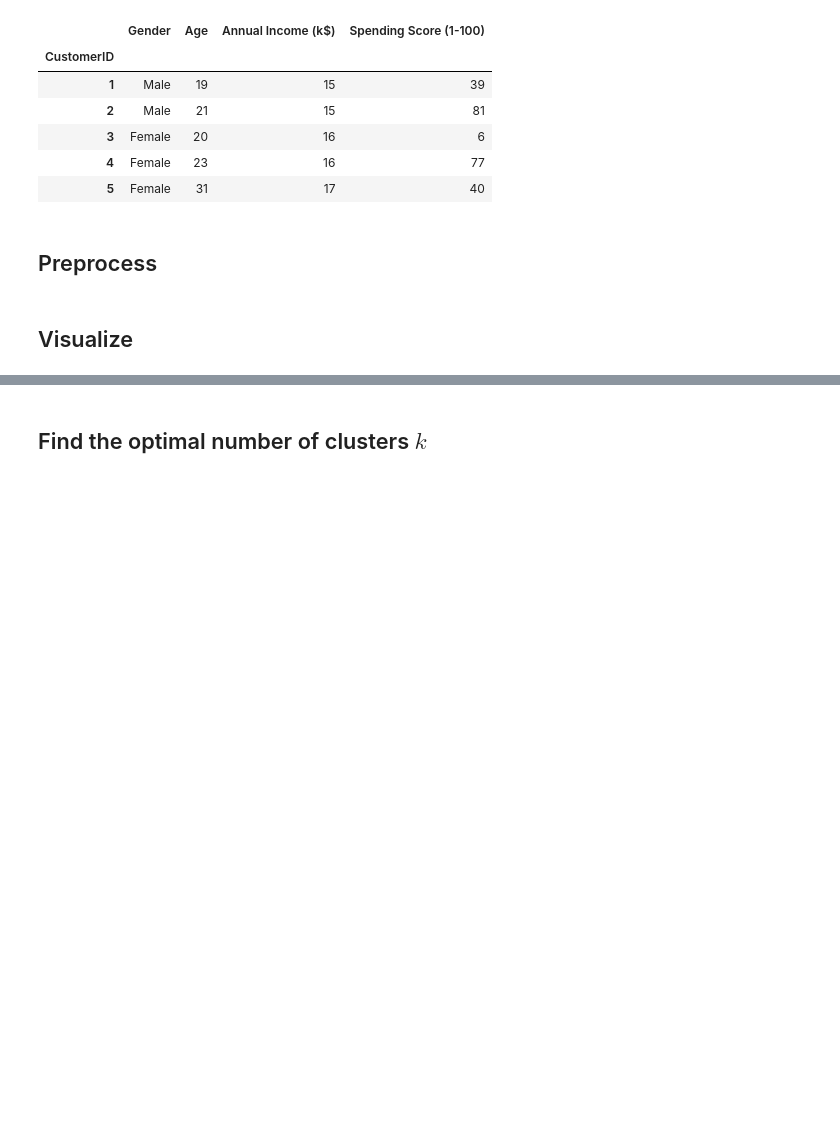
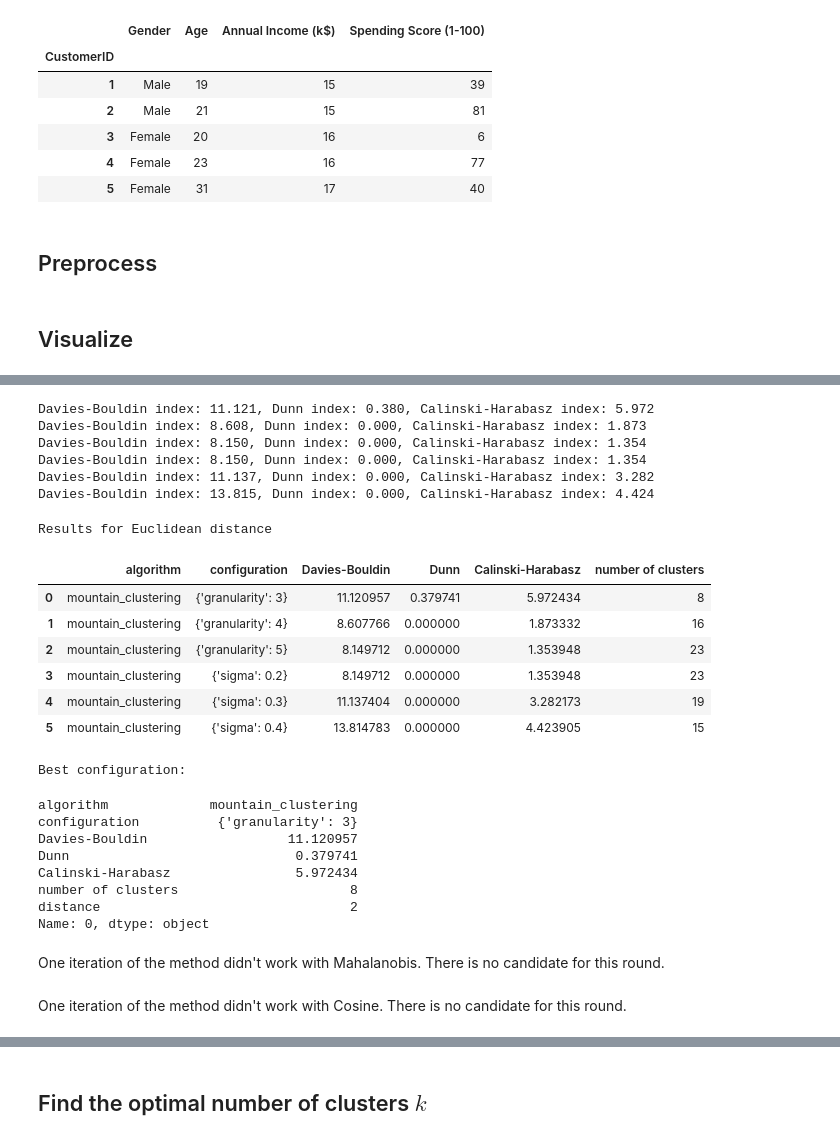
Before and after one commit to scardenol/ai_2023, a Jupyter notebook: 3. Unsupervised/entrega_Salo/src/density_and_distance_clustering.ipynb, the cells around one changed output, grey strips where cells are left out. Cells and saved outputs as stored; diff of their text form; code cells hidden in the pictures; blank space fills up the shorter version.

```diff
--- a/3. Unsupervised/entrega_Salo/src/density_and_distance_clustering.ipynb
+++ b/3. Unsupervised/entrega_Salo/src/density_and_distance_clustering.ipynb
@@ -1269,0 +1423,46 @@ plotly_scatter(data, names, plot_type="3D", title="Original data", opacity=0.7)
+# %%
+# Run for euclidean distance
+dist_type = 2
+
+# Define the parameter grids
+param_grids = [[{"granularity": 3}, {"granularity": 4}, {"granularity": 5}],
+               [{"sigma":0.2}, {"sigma":0.3}, {"sigma":0.4}]]
+# Define the parameters
+params = {"beta":None, "verbose":False, "dist_type": dist_type}
+# Run the algorithm
+results_m2, best_configuration_m2 = experiment(mountain_clustering, data.values, param_grids, params)
+# %% [output]
+Davies-Bouldin index: 11.121, Dunn index: 0.380, Calinski-Harabasz index: 5.972
+Davies-Bouldin index: 8.608, Dunn index: 0.000, Calinski-Harabasz index: 1.873
+Davies-Bouldin index: 8.150, Dunn index: 0.000, Calinski-Harabasz index: 1.354
+Davies-Bouldin index: 8.150, Dunn index: 0.000, Calinski-Harabasz index: 1.354
+Davies-Bouldin index: 11.137, Dunn index: 0.000, Calinski-Harabasz index: 3.282
+Davies-Bouldin index: 13.815, Dunn index: 0.000, Calinski-Harabasz index: 4.424
+# %%
+# Visualize results
+# Results data frame
+print("Results for Euclidean distance")
+display(results_m2)
+# Add the distance type to the best configuration
+best_configuration_m2.loc["distance"] = dist_type
+# Best configuration
+print("Best configuration:")
+best_configuration_m2
+# %% [output]
+Results for Euclidean distance
+|  | algorithm | configuration | Davies-Bouldin | Dunn | Calinski-Harabasz | number of clusters |
+| 0 | mountain_clustering | {'granularity': 3} | 11.120957 | 0.379741 | 5.972434 | 8 |
+| 1 | mountain_clustering | {'granularity': 4} | 8.607766 | 0.000000 | 1.873332 | 16 |
+| 2 | mountain_clustering | {'granularity': 5} | 8.149712 | 0.000000 | 1.353948 | 23 |
+| 3 | mountain_clustering | {'sigma': 0.2} | 8.149712 | 0.000000 | 1.353948 | 23 |
+| 4 | mountain_clustering | {'sigma': 0.3} | 11.137404 | 0.000000 | 3.282173 | 19 |
+| 5 | mountain_clustering | {'sigma': 0.4} | 13.814783 | 0.000000 | 4.423905 | 15 |
+Best configuration:
+algorithm             mountain_clustering
+configuration          {'granularity': 3}
+Davies-Bouldin                  11.120957
+Dunn                             0.379741
+Calinski-Harabasz                5.972434
+number of clusters                      8
+distance                                2
+Name: 0, dtype: object
@@ -1269,0 +1480,2 @@ plotly_scatter(data, names, plot_type="3D", title="Original data", opacity=0.7)
+# %% [markdown]
+One iteration of the method didn't work with Mahalanobis. There is no candidate for this round.
@@ -1269,0 +1493,2 @@ plotly_scatter(data, names, plot_type="3D", title="Original data", opacity=0.7)
+# %% [markdown]
+One iteration of the method didn't work with Cosine. There is no candidate for this round.
```
Also changed, not shown: parts of 111 cells of this notebook.
